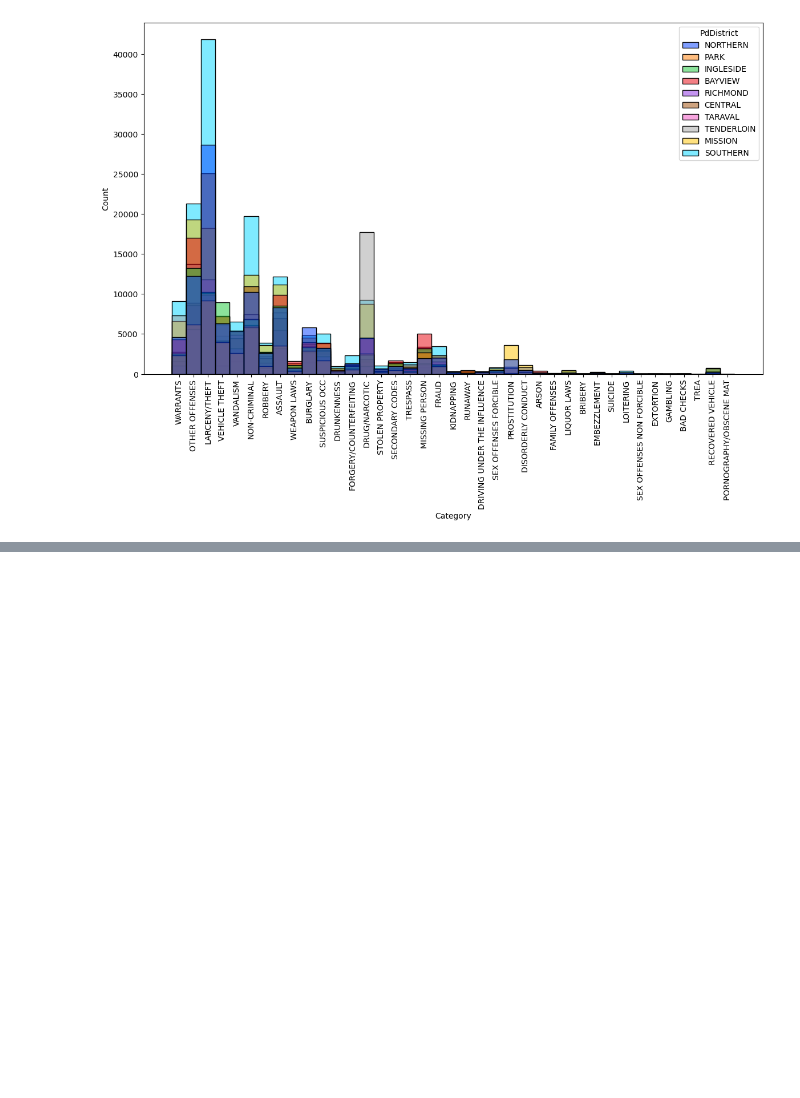
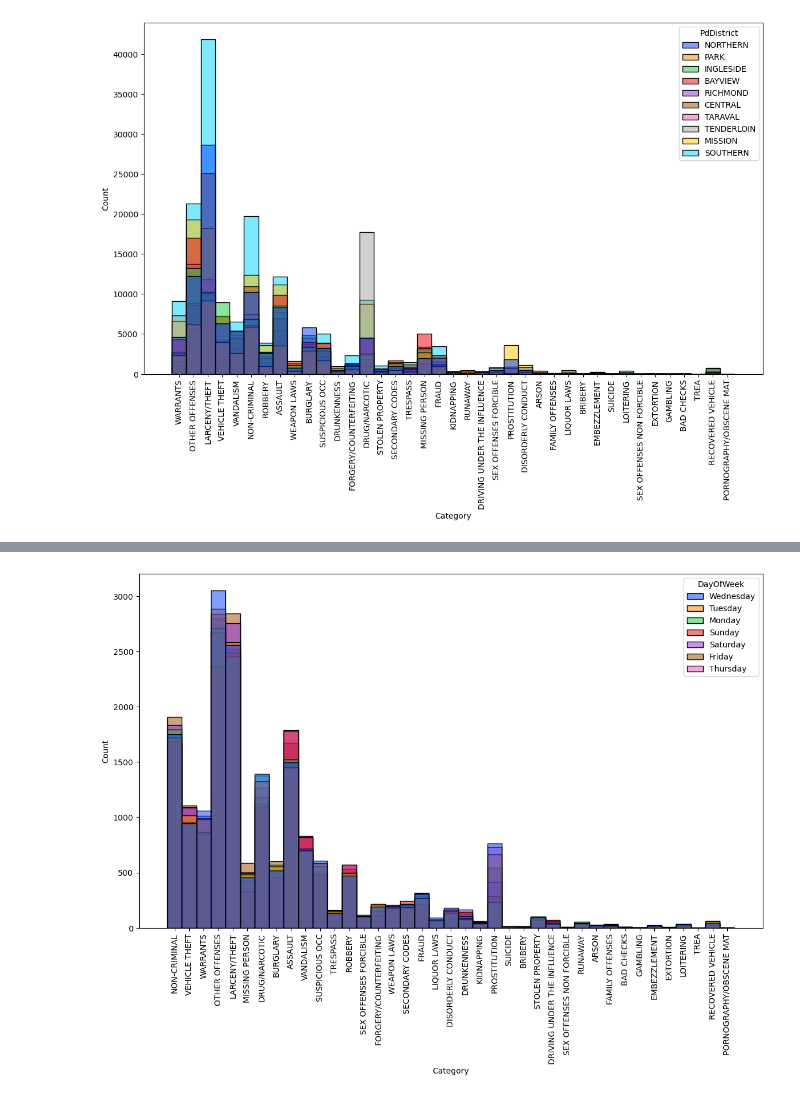
Before and after one commit to msnkr/kaggle_comps, a Jupyter notebook: San Francisco Crime Classification/Untitled.ipynb, the cells around one changed output, grey strips where cells are left out. Saved outputs shown, nothing was run; the diff lists cells and outputs as text; code cells hidden in the pictures; blank space fills up the shorter version.

```diff
--- a/San Francisco Crime Classification/Untitled.ipynb
+++ b/San Francisco Crime Classification/Untitled.ipynb
@@ -155,3 +155,5 @@ sns.histplot(data=df, x="Category", hue="PdDistrict")
 plt.xticks(rotation=90);
 # %% [output]
 [figure]
+# %%
+df_mission = df[df["PdDistrict"] == "MISSION"]
@@ -157,0 +176,5 @@ plt.xticks(rotation=90);
+# %%
+sns.histplot(data=df_mission, x="Category", hue="DayOfWeek")
+plt.xticks(rotation=90);
+# %% [output]
+[figure, added]
```
Also changed, not shown: parts of 1 cell of this notebook.
